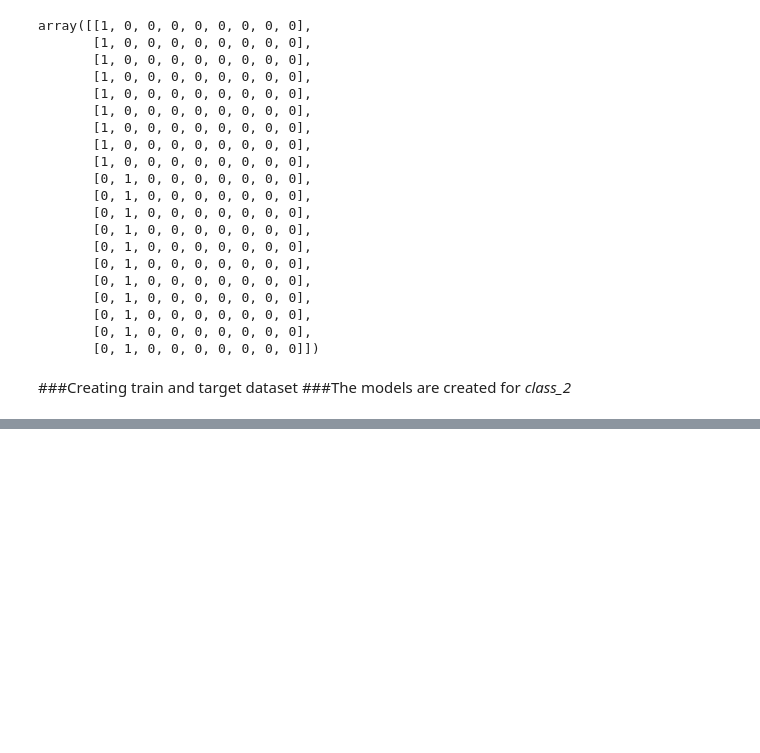
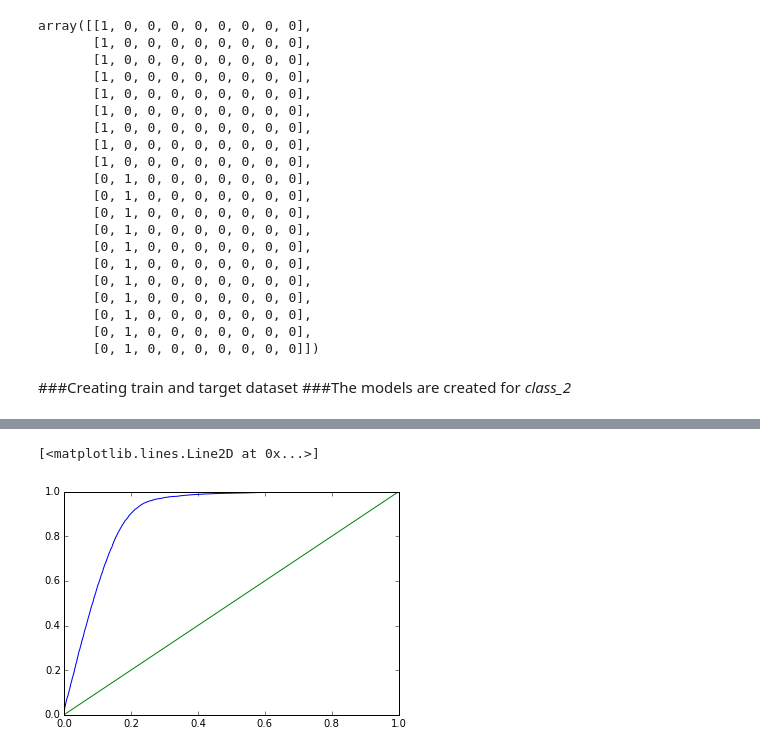
Before and after one commit to raghothams/bangpypers-intro-to-ml, a Jupyter notebook: Bangpypers-June-2015.ipynb, the cells around one changed output, grey strips where cells are left out. Cells and saved outputs as stored; diff of their text form; code cells hidden in the pictures; blank space fills up the shorter version.

```diff
--- a/Bangpypers-June-2015.ipynb
+++ b/Bangpypers-June-2015.ipynb
@@ -160,0 +191,2 @@ train_pd = train_pd.drop("target", axis=1)
+# %%
+ols_predict = ols.predict(train_pd)
@@ -160,0 +200,4 @@ train_pd = train_pd.drop("target", axis=1)
+# %%
+ols_predict_raw = ols_predict.copy()
+ols_predict[ols_predict > 0.5] = 1
+ols_predict[ols_predict <= 0.5] = 0
@@ -160,0 +208,4 @@ train_pd = train_pd.drop("target", axis=1)
+# %%
+ols_model_analysis = pd.concat([pd.Series(target), pd.Series(ols_predict)], axis=1)
+# %%
+ols_model_analysis.columns = ['actual', 'prediction']
@@ -160,0 +275,8 @@ train_pd = train_pd.drop("target", axis=1)
+# %%
+ols_auc = metrics.roc_auc_score(ols_model_analysis.actual, ols_predict_raw)
+fpr, tpr, thresholds = metrics.roc_curve(ols_model_analysis.actual, ols_predict_raw)
+pyplot.plot(fpr, tpr)
+pyplot.plot([0,1],[0,1])
+# %% [output]
+[<matplotlib.lines.Line2D at 0x...>]
+[figure, added]
```
Also changed, not shown: parts of 23 cells of this notebook.
